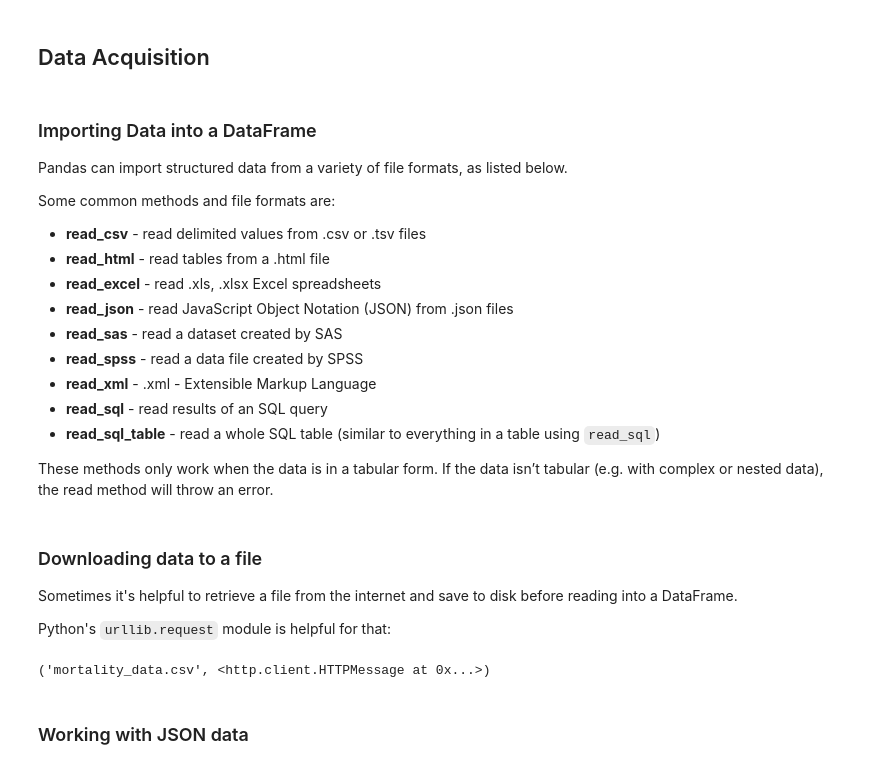
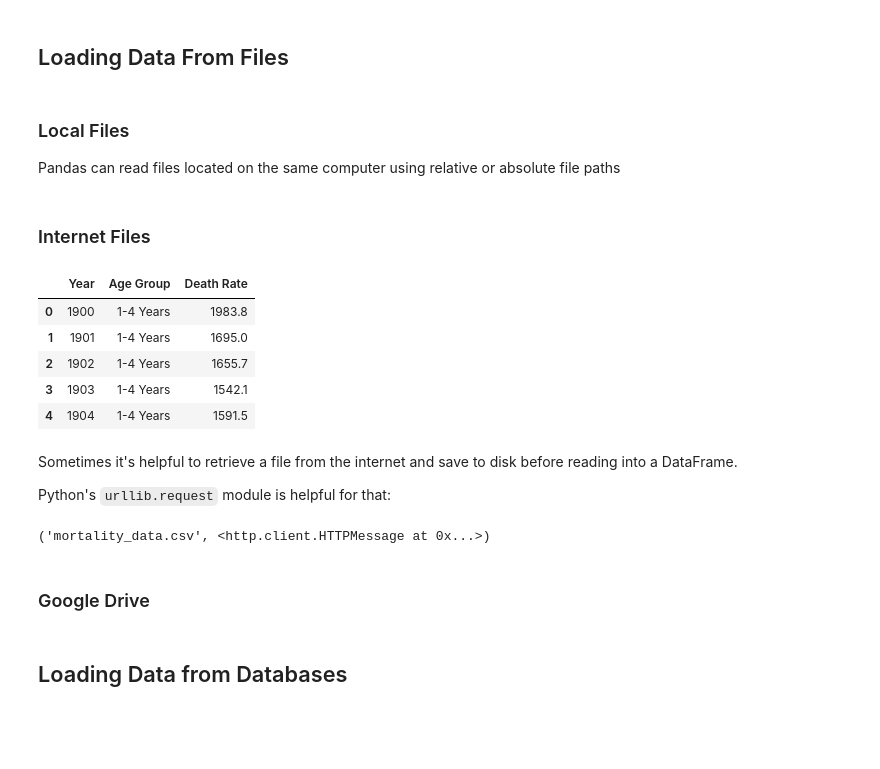
Before and after one commit to brendenwest/cis276, a Jupyter notebook: 3_data_acquisition.ipynb, the cells around one changed output. Saved outputs shown, nothing was run; the diff lists cells and outputs as text; code cells hidden in the pictures; blank space fills up the shorter version.

```diff
--- a/3_data_acquisition.ipynb
+++ b/3_data_acquisition.ipynb
@@ -20,20 +54,6 @@
 # %% [markdown]
-## Data Acquisition
+## Loading Data From Files
-# %% [markdown]
-### Importing Data into a DataFrame
-
-Pandas can import structured data from a variety of file formats, as listed below.
-
-Some common methods and file formats are:
-
-- **read_csv** - read delimited values from .csv or .tsv files
-- **read_html** - read tables from a .html file
-- **read_excel** - read .xls, .xlsx Excel spreadsheets
-- **read_json** - read JavaScript Object Notation (JSON) from .json files
-- **read_sas** - read a dataset created by SAS
-- **read_spss** - read a data file created by SPSS
-- **read_xml** - .xml - Extensible Markup Language
-- **read_sql** - read results of an SQL query
-- **read_sql_table** - read a whole SQL table (similar to everything in a table using `read_sql`)
-
-These methods only work when the data is in a tabular form. If the data isn’t tabular (e.g. with complex or nested data), the read method will throw an error.
+# %% [markdown]
+### Local Files
+
+Pandas can read files located on the same computer using relative or absolute file paths
@@ -40,10 +70,19 @@ These methods only work when the data is in a tabular form. If the data isn’t
+# %% [markdown]
+### Internet Files
 # %%
 import pandas as pd
-# get example data
+# get example data from pulic internet location
 url = "https://data.cdc.gov/api/views/v6ab-adf5/rows.csv?accessType=DOWNLOAD"
-mortality_data = pd.read_csv(url)
+df = pd.read_csv(url)
+df.head()
+# %% [output]
+|  | Year | Age Group | Death Rate |
+| 0 | 1900 | 1-4 Years | 1983.8 |
+| 1 | 1901 | 1-4 Years | 1695.0 |
+| 2 | 1902 | 1-4 Years | 1655.7 |
+| 3 | 1903 | 1-4 Years | 1542.1 |
+| 4 | 1904 | 1-4 Years | 1591.5 |
 # %% [markdown]
-### Downloading data to a file
 Sometimes it's helpful to retrieve a file from the internet and save to disk before reading into a DataFrame.
 
 Python's `urllib.request` module is helpful for that:
@@ -53,6 +92,8 @@ data_url = "https://data.cdc.gov/api/views/v6ab-adf5/rows.csv?accessType=DOWNLOA
 request.urlretrieve(data_url, filename='mortality_data.csv')
 # %% [output]
 ('mortality_data.csv', <http.client.HTTPMessage at 0x...>)
-# %% [markdown]
-### Working with JSON data
+# %% [markdown]
+### Google Drive
+# %% [markdown]
+## Loading Data from Databases
 # %% [markdown]
```
Also changed, not shown: parts of 16 cells of this notebook.
